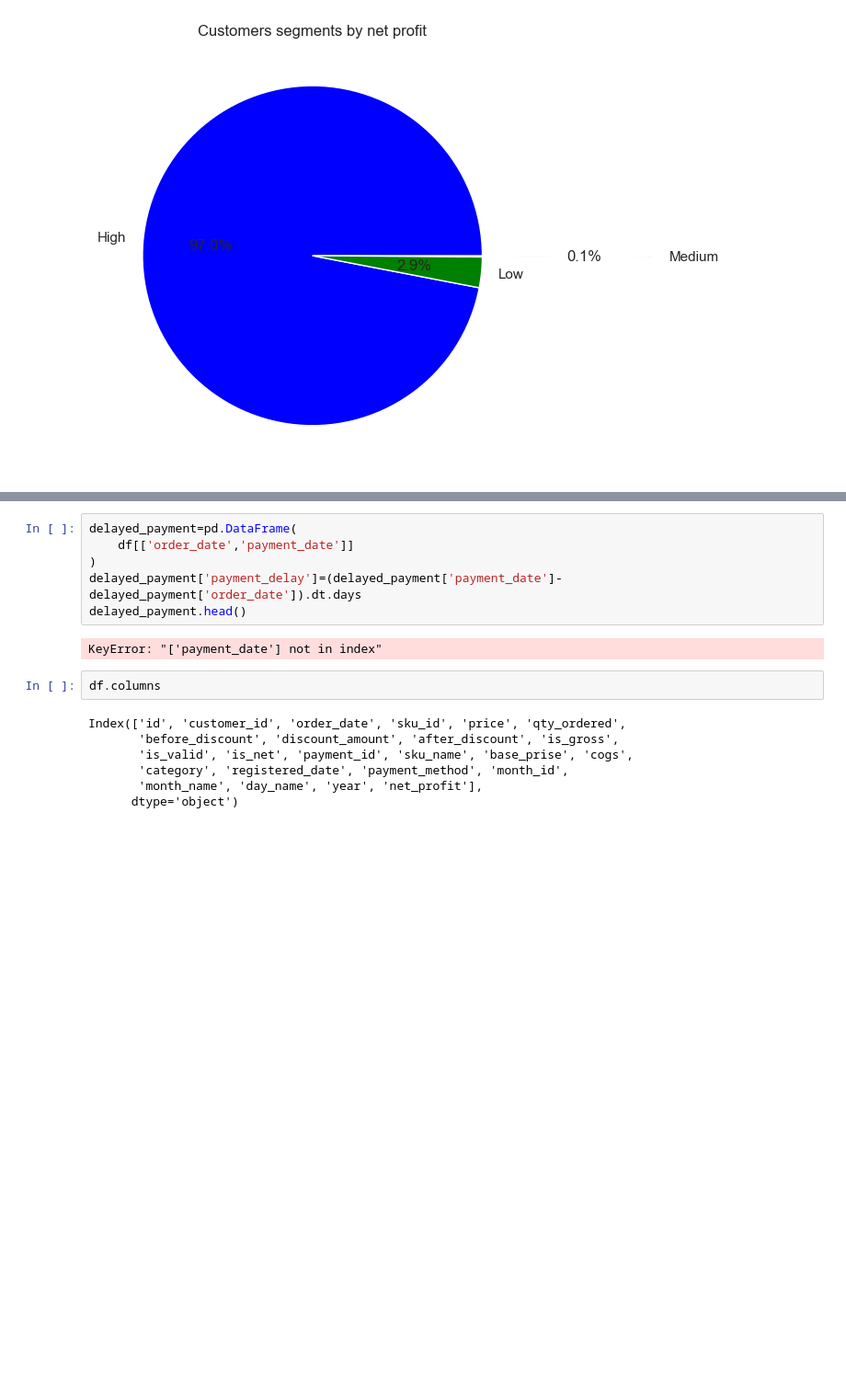
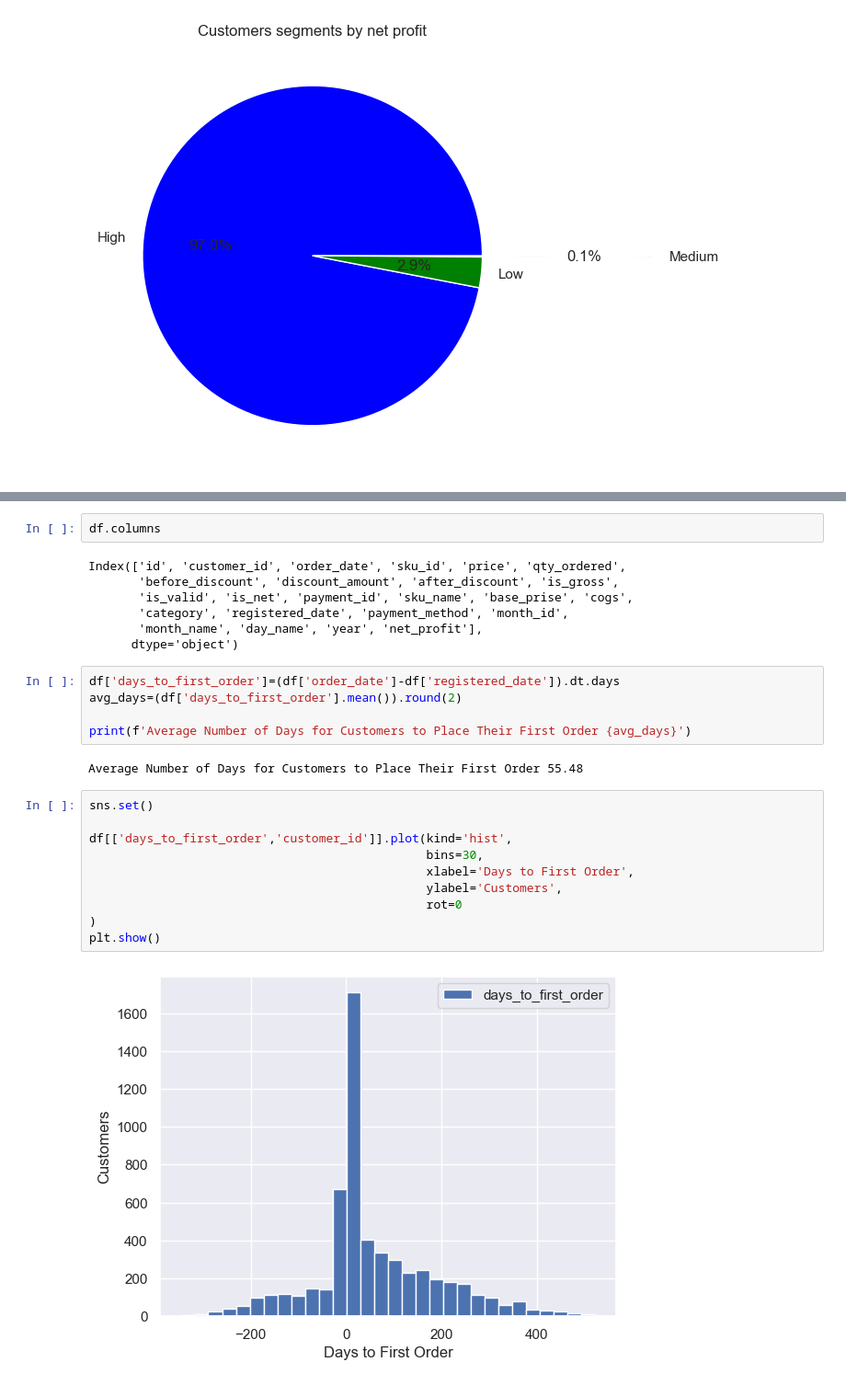
Before and after one commit to astitva01/sales-dashboard, a Jupyter notebook: sales.ipynb, the cells around one changed output, grey strips where cells are left out. Shown: that part at 92% size. Cells and saved outputs as stored; diff of their text form; blank space fills up the shorter version.

```diff
--- a/sales.ipynb
+++ b/sales.ipynb
@@ -984,11 +985,3 @@ Key Features to Use: <br>
-# %%
-delayed_payment=pd.DataFrame(
-    df[['order_date','payment_date']]
-)
-delayed_payment['payment_delay']=(delayed_payment['payment_date']-delayed_payment['order_date']).dt.days
-delayed_payment.head()
-# %% [output]
-KeyError: "['payment_date'] not in index"
 # %%
 df.columns
 # %% [output]
@@ -998,3 +991,22 @@ Index(['id', 'customer_id', 'order_date', 'sku_id', 'price', 'qty_ordered',
        'category', 'registered_date', 'payment_method', 'month_id',
        'month_name', 'day_name', 'year', 'net_profit'],
       dtype='object')
+# %%
+df['days_to_first_order']=(df['order_date']-df['registered_date']).dt.days
+avg_days=(df['days_to_first_order'].mean()).round(2)
+
+print(f'Average Number of Days for Customers to Place Their First Order {avg_days}')
+# %% [output]
+Average Number of Days for Customers to Place Their First Order 55.48
+# %%
+sns.set()
+
+df[['days_to_first_order','customer_id']].plot(kind='hist',
+                                               bins=30,
+                                               xlabel='Days to First Order',
+                                               ylabel='Customers',
+                                               rot=0
+)
+plt.show()
+# %% [output]
+[figure, added]
```
Also changed, not shown: parts of 1 cell of this notebook.
